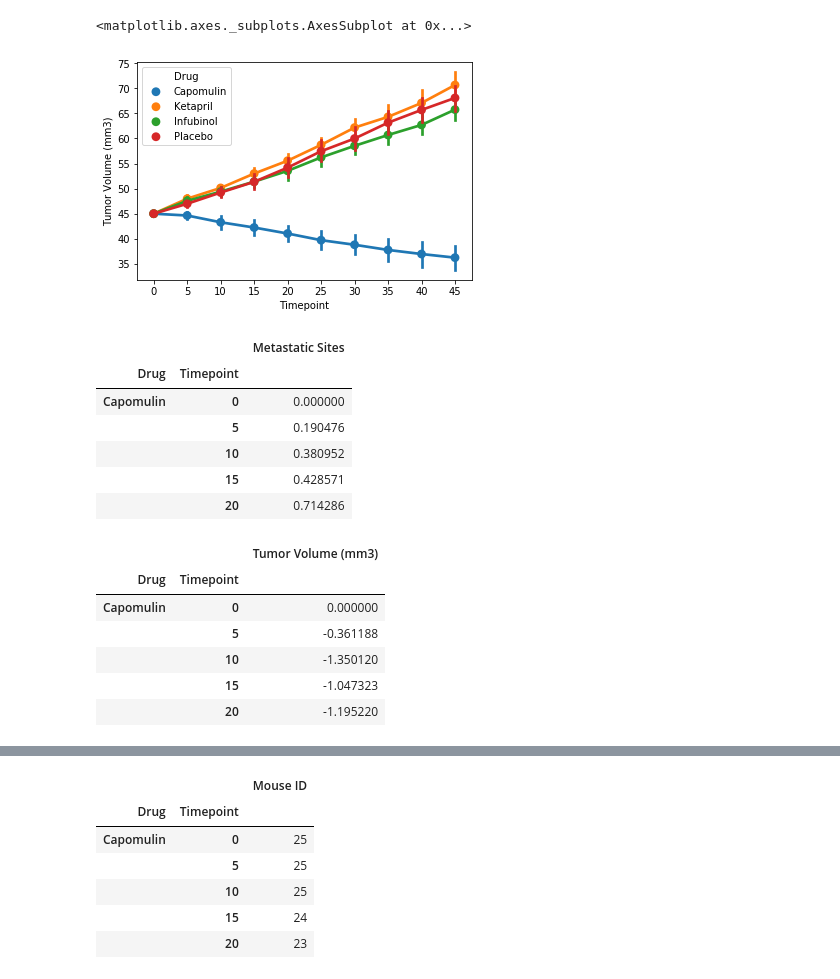
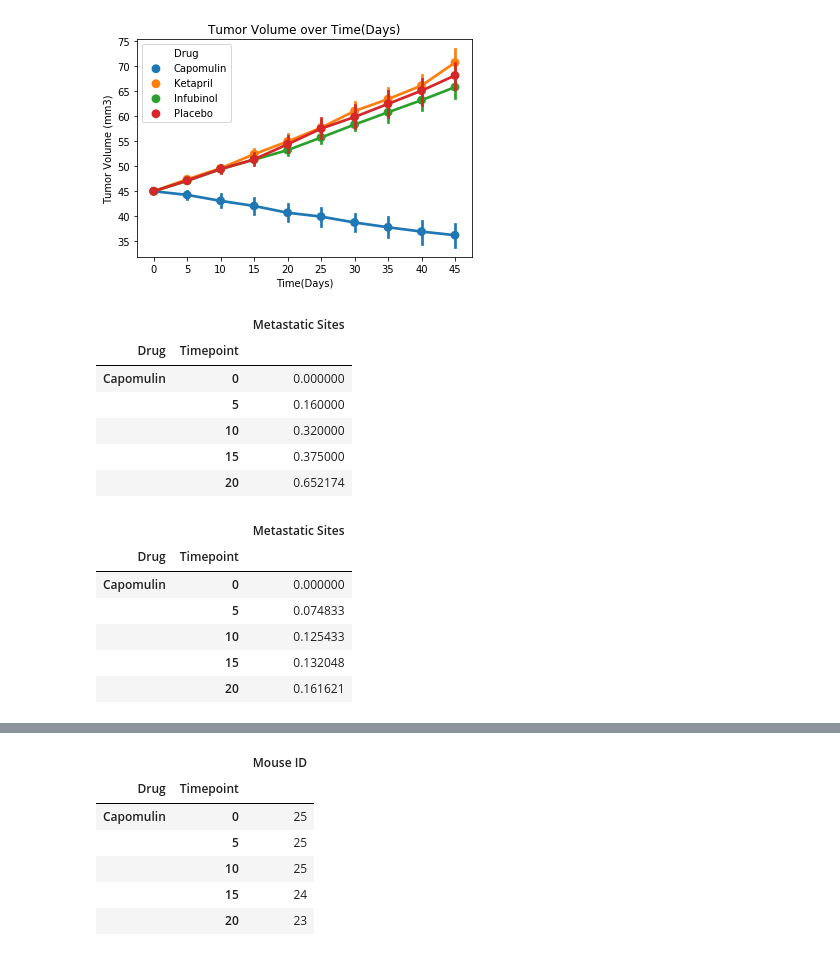
Before and after one commit to heerak007/Alchemist, a Jupyter notebook: The PYchemist/3-Pandas Meet Plot/Pymaceuticals/Pyarmacy.ipynb, the cells around one changed output, grey strips where cells are left out. Drawn from its saved outputs; the diff is of its cells as text; code cells hidden in the pictures.

```diff
--- a/The PYchemist/3-Pandas Meet Plot/Pymaceuticals/Pyarmacy.ipynb
+++ b/The PYchemist/3-Pandas Meet Plot/Pymaceuticals/Pyarmacy.ipynb
@@ -14,17 +21,19 @@ print(f"Mouse data count = {len(mouseDATA)}\n")
 
 # Merge the two datasets on "Mouce ID" so that all data is in one table
 
-merged_df = pd.merge(clinicalDATA, mouseDATA, how='outer', on='Mouse ID')
+merged_df = pd.merge(clinicalDATA, mouseDATA, how='left', on='Mouse ID')
 print(merged_df.count())
 print("")
 print(merged_df["Mouse ID"].value_counts().head())
 
+merged_df.head()
+
 # Note, there are some mice that have only one or few timepoints, hence not complete data and should be filtered
 # complete data are those that have a full ending timepoint of 45
 
-complete_ID = merged_df.loc[merged_df["Timepoint"]==merged_df["Timepoint"].max(),"Mouse ID"]
-complete_DF = merged_df.loc[merged_df["Mouse ID"].isin(complete_ID)]
-complete_DF.head()
+        # complete_ID = merged_df.loc[merged_df["Timepoint"]==merged_df["Timepoint"].max(),"Mouse ID"]
+        # complete_DF = merged_df.loc[merged_df["Mouse ID"].isin(complete_ID)]
+        # complete_DF.head()
 # %% [output]
 Clinical data count = 1893
 Mouse data count = 250
@@ -96,42 +105,42 @@ Pivot
 # %%
 # CondencedPivot = Pivot[["Capomulin", "Infubinol", "Ketapril", "Placebo"]]
 # CondencedPivot = CondencedPivot.reset_index().melt("Timepoint", var_name='Drug',  value_name='Tumor Volume (mm3)')
 
 # sns.pointplot( x="Timepoint", y = "Tumor Volume (mm3)", data=CondencedPivot, hue = "Drug")
 
 
-CondencedData = complete_DF.loc[complete_DF["Drug"].isin(["Capomulin", "Infubinol", "Ketapril", "Placebo"])]
+CondencedData = merged_df.loc[merged_df["Drug"].isin(["Capomulin", "Infubinol", "Ketapril", "Placebo"])]
 
-sns.pointplot( x="Timepoint", y = "Tumor Volume (mm3)", data=CondencedData, hue = "Drug")
+sns.pointplot( x="Timepoint", y = "Tumor Volume (mm3)", data=CondencedData, hue = "Drug").set_title("Tumor Volume over Time(Days)")
+plt.xlabel("Time(Days)")
+plt.show()
 # %% [output]
-<matplotlib.axes._subplots.AxesSubplot at 0x...>
-[figure, old version]
+[figure, new version]
 # %%
-MetaGroup = complete_DF.groupby(["Drug","Timepoint"])
+MetaGroup = merged_df.groupby(["Drug","Timepoint"])
 MetaGroup = pd.DataFrame(MetaGroup["Metastatic Sites"].mean())
 MetaGroup.head()
 # %% [output]
 |  |  | Metastatic Sites |
 | Drug | Timepoint |  |
 | Capomulin | 0 | 0.000000 |
-|  | 5 | 0.190476 |
-|  | 10 | 0.380952 |
-|  | 15 | 0.428571 |
-|  | 20 | 0.714286 |
+|  | 5 | 0.160000 |
+|  | 10 | 0.320000 |
+|  | 15 | 0.375000 |
+|  | 20 | 0.652174 |
 # %%
-MetaDelta = MetaGroup.groupby('Drug')['Metastatic Sites'].diff()
-MetaDelta = pd.DataFrame(MetaDelta)
-MetaDelta = MetaDelta.fillna(0)
+MetaSEM = merged_df.groupby(['Drug',"Timepoint"])['Metastatic Sites'].sem()
+MetaSEM = pd.DataFrame(MetaSEM)
 
-Delta.head()
+MetaSEM.head()
 # %% [output]
-|  |  | Tumor Volume (mm3) |
+|  |  | Metastatic Sites |
 | Drug | Timepoint |  |
 | Capomulin | 0 | 0.000000 |
-|  | 5 | -0.361188 |
-|  | 10 | -1.350120 |
-|  | 15 | -1.047323 |
-|  | 20 | -1.195220 |
+|  | 5 | 0.074833 |
+|  | 10 | 0.125433 |
+|  | 15 | 0.132048 |
+|  | 20 | 0.161621 |
 # %%
 MetaPivot = MetaGroup.pivot_table(values='Metastatic Sites', index="Timepoint",columns='Drug')
 MetaPivot
```
Also changed, not shown: parts of 9 cells of this notebook, 9 other files.
